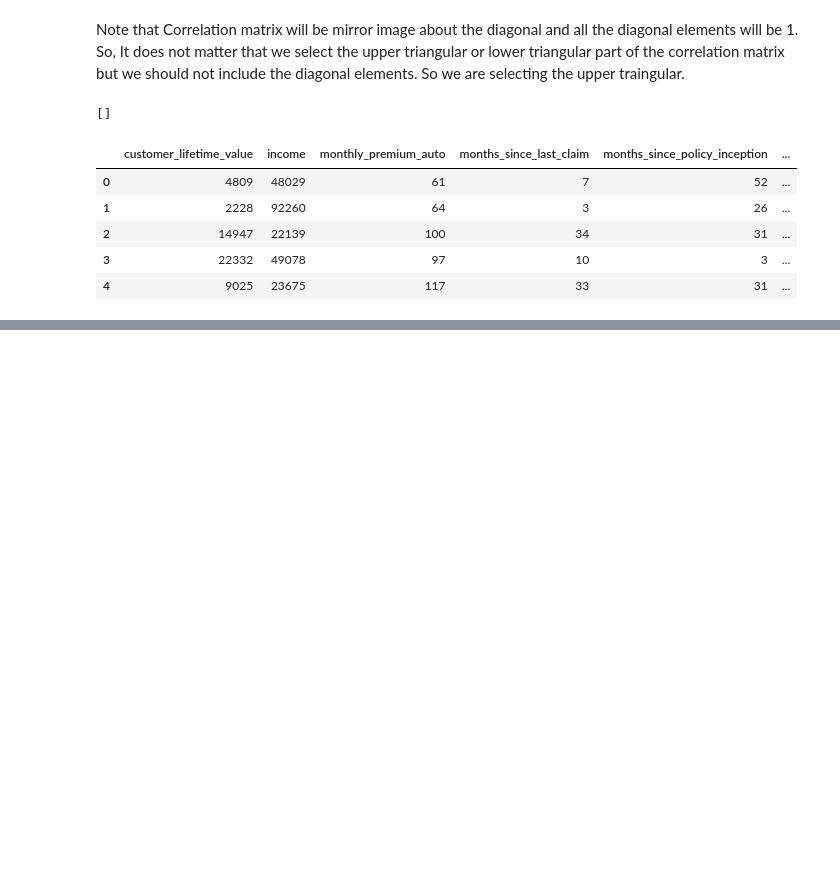
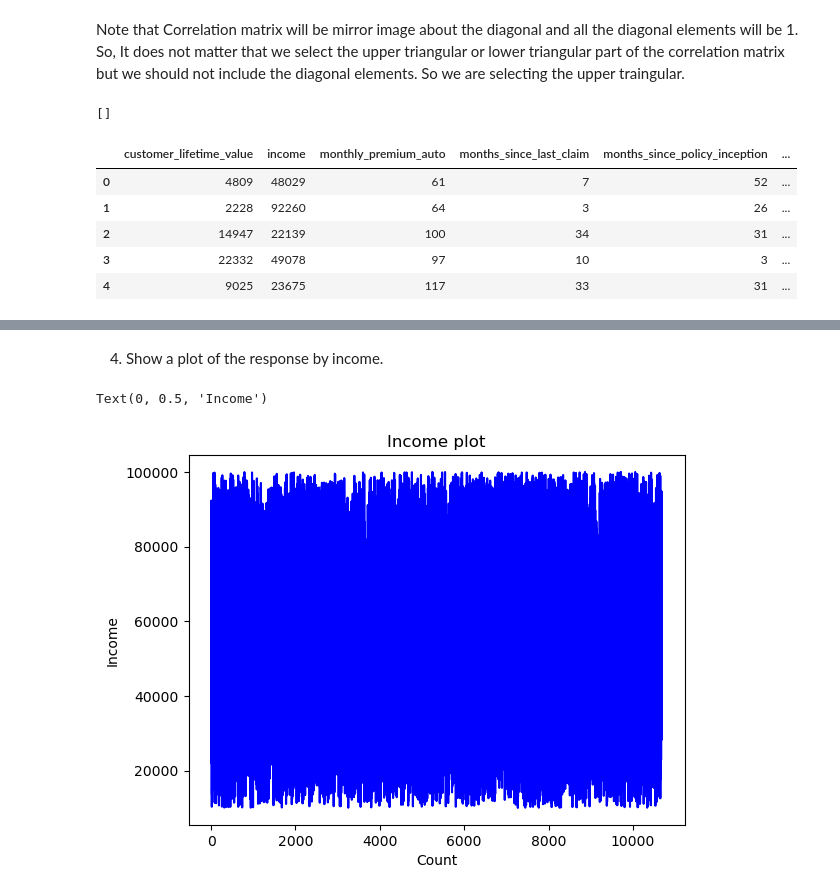
Before and after one commit to ajaykrishna2810/IronHack-Lab-Ajay, a Jupyter notebook: week2/Wednesday/matplot_task.ipynb, the cells around one changed output, grey strips where cells are left out. Cells and saved outputs as stored; diff of their text form; code cells hidden in the pictures; blank space fills up the shorter version.

```diff
--- a/week2/Wednesday/matplot_task.ipynb
+++ b/week2/Wednesday/matplot_task.ipynb
@@ -131,0 +163,11 @@ sns.pairplot(clean_data)
+# %% [markdown]
+4. Show a plot of the response by income.
+# %%
+plt.figure()
+plt.plot(df_numerical_features.index,df_numerical_features['income'], c = 'blue')
+plt.title("Income plot")
+plt.xlabel("Count")
+plt.ylabel("Income")
+# %% [output]
+Text(0, 0.5, 'Income')
+[figure, added]
```
Also changed, not shown: parts of 13 cells of this notebook.
